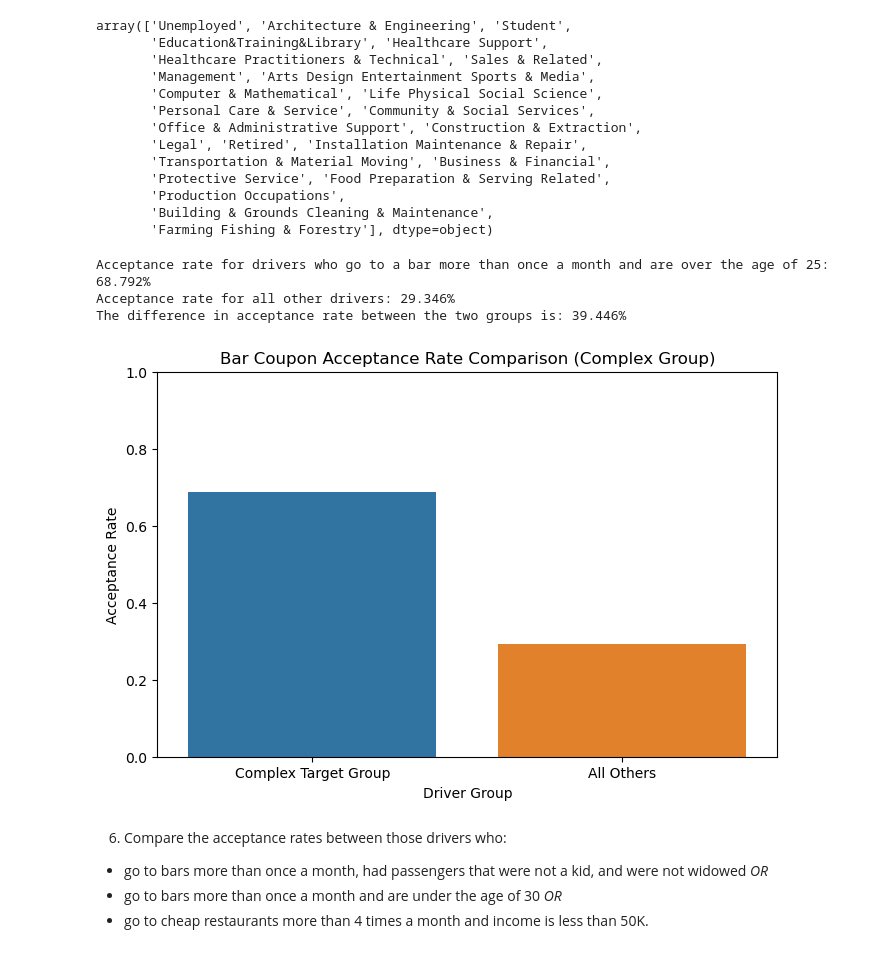
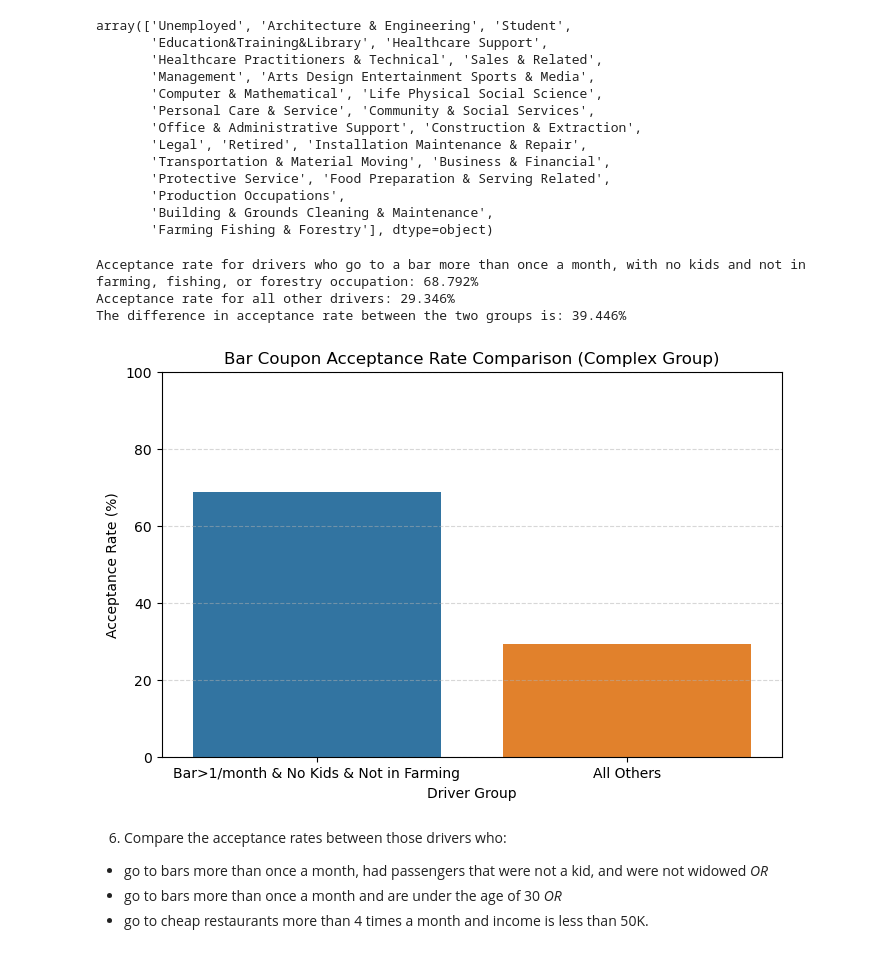
Before and after one commit to zaboush/Model_5_Assignment_5p1, a Jupyter notebook: prompt.ipynb, the cells around one changed output. Drawn from its saved outputs; the diff is of its cells as text; code cells hidden in the pictures.

```diff
--- a/prompt.ipynb
+++ b/prompt.ipynb
@@ -379,38 +367,41 @@ array(['Unemployed', 'Architecture & Engineering', 'Student',
        'Building & Grounds Cleaning & Maintenance',
        'Farming Fishing & Forestry'], dtype=object)
 # %%
-list_bar_more_than_once = ['1~3', '4~8', 'gt8']              # Go to bar more than once a month
-list_passenger_kid = ['kid(s)']                              # Passenger is kid
-list_occupation = ['Farming Fishing & Forestry']             # Occupation: farming, fishing, or forestry
+list_bar_more_than_once = ['1~3', '4~8', 'gt8']              # Make a list of people who goes to bar more than once a month
+list_passenger_kid = ['kid(s)']                              # Make a list of passenger is kid
+list_occupation = ['Farming Fishing & Forestry']             # Make a list of occupation: farming, fishing, or forestry
 wanted_drivers = bar_coupons[
     (bar_coupons['Bar'].isin(list_bar_more_than_once)) &     # Filter those who goes to bar more than once a month
     (~bar_coupons['passanger'].isin(list_passenger_kid)) &   # Filter passenger isn't kid(s)
-    (~bar_coupons['occupation'].isin(list_occupation))]      # Filter occupation isn't farming, fishing, or forestry
-wanted_drivers_acceptance_rate = wanted_drivers['Y'].mean()  # Acceptance rate for drivers who go to a bar more than once a month with no kid(s) and don't work in farming, fishing, or forestry
+    (~bar_coupons['occupation'].isin(list_occupation))]      # Filter occupation other than farming, fishing, or forestry
+wanted_drivers_acceptance_rate = wanted_drivers['Y'].mean()  # Calculate acceptance rate for drivers who go to a bar more than once a month with no kid(s) and don't work in farming, fishing, or forestry
 other_drivers = bar_coupons.drop(wanted_drivers.index)       # All other drivers
-other_drivers_acceptance_rate = other_drivers['Y'].mean()    # Acceptance rate for all other drivers
+other_drivers_acceptance_rate = other_drivers['Y'].mean()    # Calculate acceptance rate for all other drivers
 difference = wanted_drivers_acceptance_rate - other_drivers_acceptance_rate
-print(f"Acceptance rate for drivers who go to a bar more than once a month and are over the age of 25: {wanted_drivers_acceptance_rate*100:0.3f}%")
+print(f"Acceptance rate for drivers who go to a bar more than once a month, with no kids and not in farming, fishing, or forestry occupation: {wanted_drivers_acceptance_rate*100:0.3f}%")
 print(f"Acceptance rate for all other drivers: {other_drivers_acceptance_rate*100:0.3f}%")
 print(f"The difference in acceptance rate between the two groups is: {difference*100:0.3f}%")
 # Lets create a new dataframe for plotting
 comparison_data_complex = pd.DataFrame({
-    'Group': ['Complex Target Group', 'All Others'],
-    'Acceptance Rate': [wanted_drivers_acceptance_rate, other_drivers_acceptance_rate]
+    'Group': ['Bar>1/month & No Kids & Not in Farming', 'All Others'],
+    'Acceptance Rate': [wanted_drivers_acceptance_rate*100, other_drivers_acceptance_rate*100]
 })
 
 plt.figure(figsize=(8, 5))
 sns.barplot(data=comparison_data_complex, x='Group', y='Acceptance Rate')
 plt.title('Bar Coupon Acceptance Rate Comparison (Complex Group)')
 plt.xlabel('Driver Group')
-plt.ylabel('Acceptance Rate')
-plt.ylim(0, 1)
+plt.ylabel('Acceptance Rate (%)')
+plt.ylim(0, 100)
+plt.grid(axis='y', linestyle='--', alpha=0.5)
 plt.show()
+
+# Below data still suggests that people who goes to bar more than once a month have significant acceptance rate, while other factors impact this rate slightly
 # %% [output]
-Acceptance rate for drivers who go to a bar more than once a month and are over the age of 25: 68.792%
+Acceptance rate for drivers who go to a bar more than once a month, with no kids and not in farming, fishing, or forestry occupation: 68.792%
 Acceptance rate for all other drivers: 29.346%
 The difference in acceptance rate between the two groups is: 39.446%
-[figure, old version]
+[figure, new version]
 # %% [markdown]
 6. Compare the acceptance rates between those drivers who:
 
```
Also changed, not shown: parts of 15 cells of this notebook.
